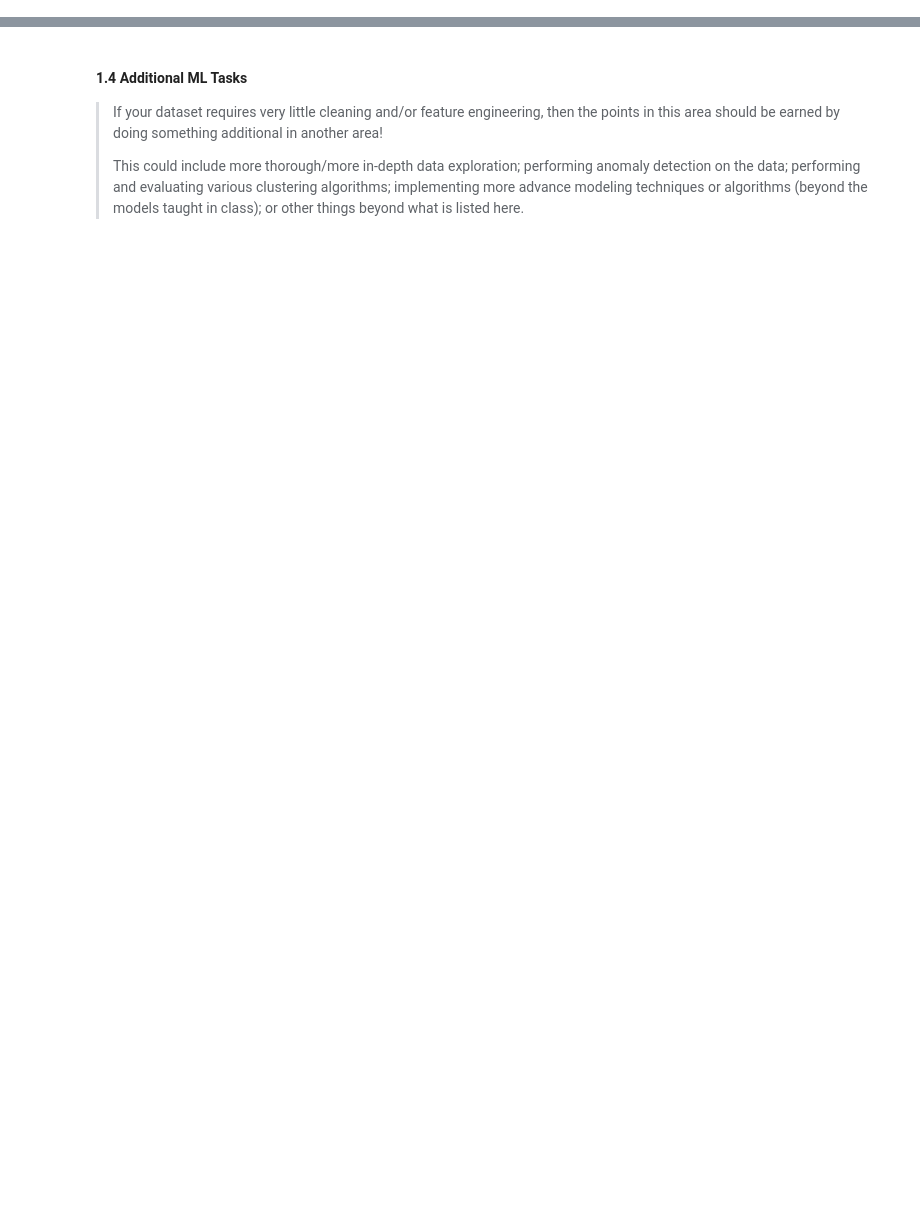
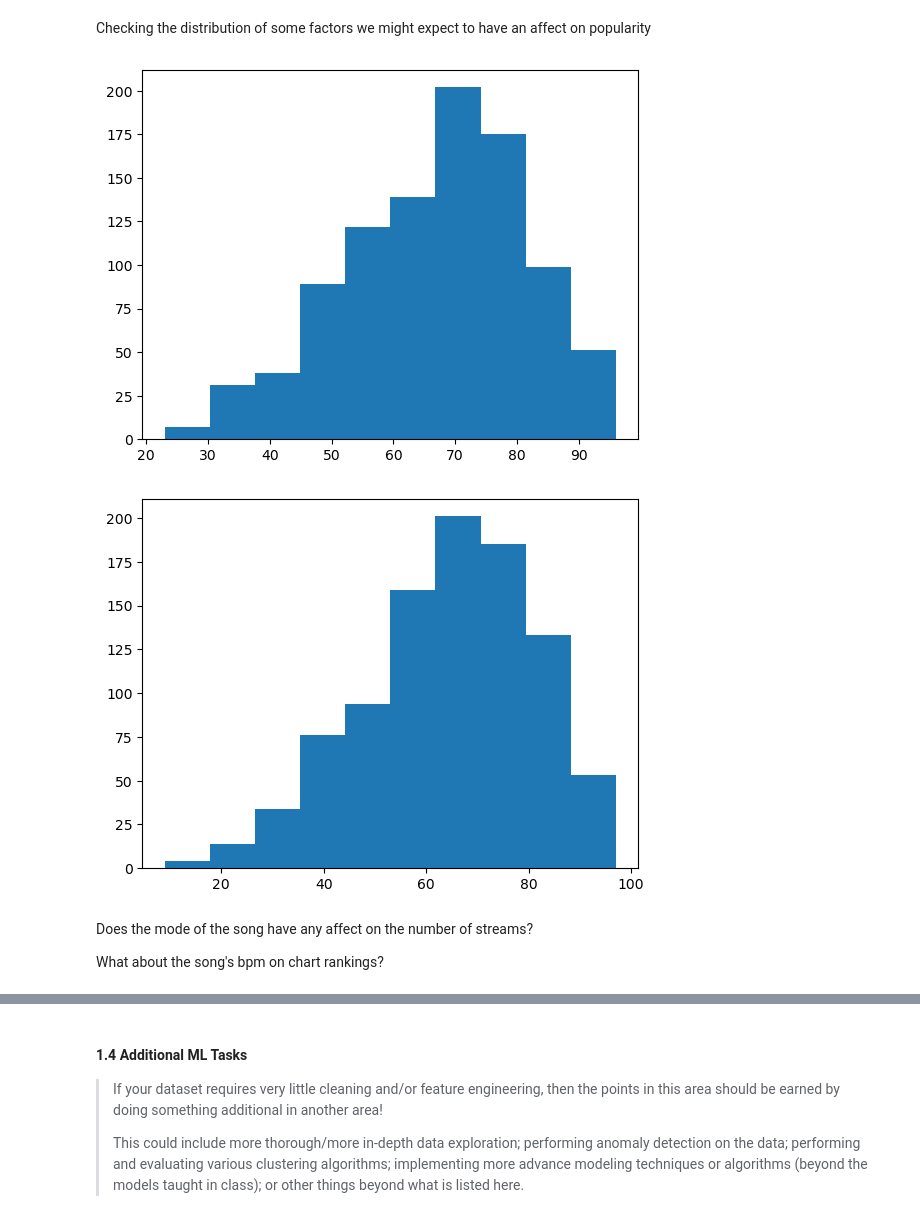
Before and after one commit to StealthAddict/spotify-ml-project, a Jupyter notebook: main.ipynb, the cells around one changed output, grey strips where cells are left out. Cells and saved outputs as stored; diff of their text form; code cells hidden in the pictures; blank space fills up the shorter version.

Commit message:
Fleshing out Data Exploration + added explanations

```diff
--- a/main.ipynb
+++ b/main.ipynb
@@ -22,22 +31,10 @@ data = pd.read_csv("spotify-2023.csv")
 # %%
-# code here
-#considering dropping apple/deezer data, one of these?
-#take out artist names/track name
-df = data.drop(['track_name', 'artist(s)_name'], axis=1)
+# Fill in NaNs in the key column with C and the NaNs in in_shazam_charts with 0
+data['key'] = data['key'].fillna("C")
+data['in_shazam_charts'] = data['in_shazam_charts'].str.replace(',', '', ).astype(float)
+shazamMean = data['in_shazam_charts'].mean(skipna=True)
+data['in_shazam_charts'] = data['in_shazam_charts'].fillna(shazamMean)
 
-# Fill in NaNs in the key column with C and the NaNs in in_shazam_charts with the mean
-df['key'] = df['key'].fillna("C")
-df['in_shazam_charts'] = df['in_shazam_charts'].str.replace(',', '', ).astype(float)
-shazamMean = df['in_shazam_charts'].mean(skipna=True)
-df['in_shazam_charts'] = df['in_shazam_charts'].fillna(shazamMean)
-
-one_hot = pd.get_dummies(df['key'])
-df = df.drop('key',axis = 1)
-df = df.join(one_hot)
-
-one_hot = pd.get_dummies(df['mode'])
-df = df.drop('mode',axis = 1)
-df = df.join(one_hot)
-
-print(df.head())
+# Ensure no more NaNs in data
+data.isnull().values.any()
 # %% [output]
@@ -89,0 +46,12 @@ max        64.000000
+# %%
+# Modify keys
+one_hot = pd.get_dummies(data['key'])
+data = data.drop('key',axis = 1)
+data = data.join(one_hot)
+
+# Modify modes -- binary: Minor vs not-minor
+one_hot = pd.get_dummies(data['mode'], drop_first=True)
+data = data.drop('mode',axis = 1)
+data = data.join(one_hot)
+
+print(data.head())
@@ -89,0 +117,14 @@ max        64.000000
+# %% [markdown]
+Checking the distribution of some factors we might expect to have an affect on popularity
+# %%
+plt.hist(data['danceability_%'])
+plt.show()
+plt.hist(data['energy_%'])
+plt.show()
+# %% [output]
+[figure, added]
+[figure, added]
+# %% [markdown]
+Does the mode of the song have any affect on the number of streams?
+
+What about the song's bpm on chart rankings?
```
Also changed, not shown: parts of 18 cells of this notebook, 1 other file.
